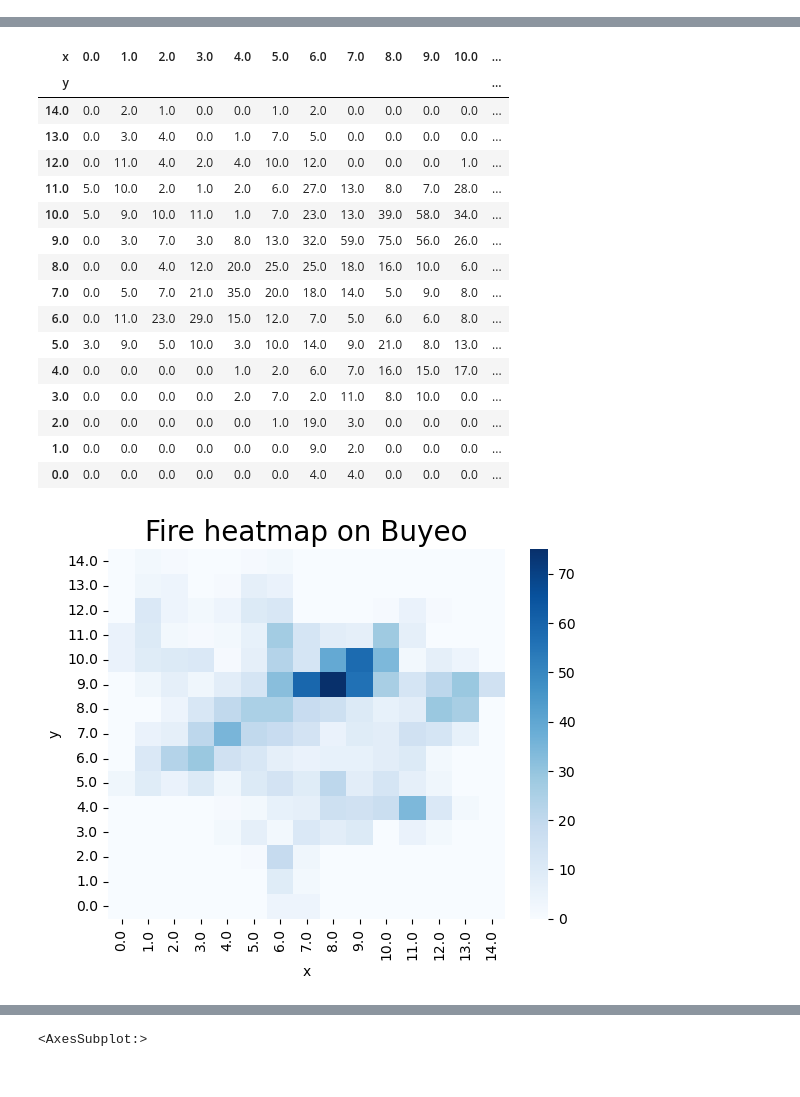
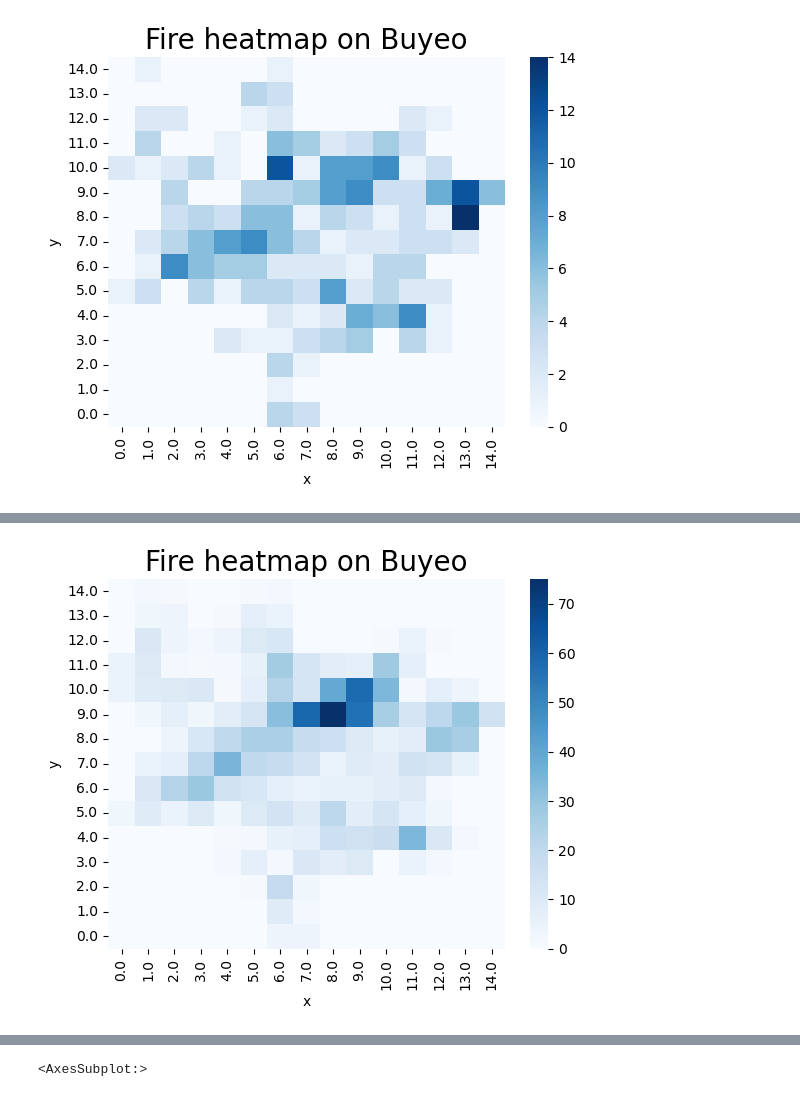
Before and after one commit to sihan827/Fire-Prediction, a Jupyter notebook: fire_observation.ipynb, the cells around one changed output, grey strips where cells are left out. Saved outputs shown, nothing was run; the diff lists cells and outputs as text; code cells hidden in the pictures.

```diff
--- a/fire_observation.ipynb
+++ b/fire_observation.ipynb
@@ -166,0 +113,6 @@ df_lat_lon = df_clean[df_clean['화재구분'] == '임야'].loc[:, ["최종_위
+# %%
+# 화재발생년월일을 년, 월, 일 컬럼으로 분해
+df_clean['년'] = pd.to_datetime(df_clean['화재발생년월일']).dt.year
+df_clean['월'] = pd.to_datetime(df_clean['화재발생년월일']).dt.month
+df_clean['일'] = pd.to_datetime(df_clean['화재발생년월일']).dt.day
+df_clean.head()
@@ -166,0 +126,3 @@ df_lat_lon = df_clean[df_clean['화재구분'] == '임야'].loc[:, ["최종_위
+# %%
+df_clean = df_clean.loc[:, ['년', '월', '일', 'x', 'y', '최종_위도', '최종_경도', '화재구분']]
+df_clean.head()
@@ -167 +136,10 @@ df_lat_lon = df_clean[df_clean['화재구분'] == '임야'].loc[:, ["최종_위
+# %%
+# 임야화재 발생 빈도 파악
+df_lat_lon = df_clean[(df_clean['화재구분'] == '임야')].loc[:, ["x", "y"]]
+fire_heatmap = df_lat_lon.loc[:, ['y', 'x']].groupby(['y', 'x'])['x'].count().unstack().sort_index(ascending=False).fillna(0)
+ax = sns.heatmap(fire_heatmap, cmap='Blues')
+plt.title('Fire heatmap on Buyeo', fontsize=20)
+plt.show()
+# %% [output]
+[figure, added]
 # %%
@@ -197,28 +177,8 @@ m
 [interactive output not drawn]
 # %%
 fire_heatmap = df_clean.loc[:, ['y', 'x']].groupby(['y', 'x'])['x'].count().unstack().sort_index(ascending=False).fillna(0)
-fire_heatmap
+ax = sns.heatmap(fire_heatmap, cmap='Blues')
+plt.title('Fire heatmap on Buyeo', fontsize=20)
+plt.show()
 # %% [output]
-| x | 0.0 | 1.0 | 2.0 | 3.0 | 4.0 | 5.0 | 6.0 | 7.0 | 8.0 | 9.0 | 10.0 | ... |
-| y |  |  |  |  |  |  |  |  |  |  |  | ... |
-| 14.0 | 0.0 | 2.0 | 1.0 | 0.0 | 0.0 | 1.0 | 2.0 | 0.0 | 0.0 | 0.0 | 0.0 | ... |
-| 13.0 | 0.0 | 3.0 | 4.0 | 0.0 | 1.0 | 7.0 | 5.0 | 0.0 | 0.0 | 0.0 | 0.0 | ... |
-| 12.0 | 0.0 | 11.0 | 4.0 | 2.0 | 4.0 | 10.0 | 12.0 | 0.0 | 0.0 | 0.0 | 1.0 | ... |
-| 11.0 | 5.0 | 10.0 | 2.0 | 1.0 | 2.0 | 6.0 | 27.0 | 13.0 | 8.0 | 7.0 | 28.0 | ... |
-| 10.0 | 5.0 | 9.0 | 10.0 | 11.0 | 1.0 | 7.0 | 23.0 | 13.0 | 39.0 | 58.0 | 34.0 | ... |
-| 9.0 | 0.0 | 3.0 | 7.0 | 3.0 | 8.0 | 13.0 | 32.0 | 59.0 | 75.0 | 56.0 | 26.0 | ... |
-| 8.0 | 0.0 | 0.0 | 4.0 | 12.0 | 20.0 | 25.0 | 25.0 | 18.0 | 16.0 | 10.0 | 6.0 | ... |
-| 7.0 | 0.0 | 5.0 | 7.0 | 21.0 | 35.0 | 20.0 | 18.0 | 14.0 | 5.0 | 9.0 | 8.0 | ... |
-| 6.0 | 0.0 | 11.0 | 23.0 | 29.0 | 15.0 | 12.0 | 7.0 | 5.0 | 6.0 | 6.0 | 8.0 | ... |
-| 5.0 | 3.0 | 9.0 | 5.0 | 10.0 | 3.0 | 10.0 | 14.0 | 9.0 | 21.0 | 8.0 | 13.0 | ... |
-| 4.0 | 0.0 | 0.0 | 0.0 | 0.0 | 1.0 | 2.0 | 6.0 | 7.0 | 16.0 | 15.0 | 17.0 | ... |
-| 3.0 | 0.0 | 0.0 | 0.0 | 0.0 | 2.0 | 7.0 | 2.0 | 11.0 | 8.0 | 10.0 | 0.0 | ... |
-| 2.0 | 0.0 | 0.0 | 0.0 | 0.0 | 0.0 | 1.0 | 19.0 | 3.0 | 0.0 | 0.0 | 0.0 | ... |
-| 1.0 | 0.0 | 0.0 | 0.0 | 0.0 | 0.0 | 0.0 | 9.0 | 2.0 | 0.0 | 0.0 | 0.0 | ... |
-| 0.0 | 0.0 | 0.0 | 0.0 | 0.0 | 0.0 | 0.0 | 4.0 | 4.0 | 0.0 | 0.0 | 0.0 | ... |
+[figure, added]
-# %%
-ax = sns.heatmap(fire_heatmap, cmap='Blues')
-plt.title('Fire heatmap on Buyeo', fontsize=20)
-plt.show()
-# %% [output]
-[figure, removed]
```
Also changed, not shown: parts of 21 cells of this notebook, 7 other files.
